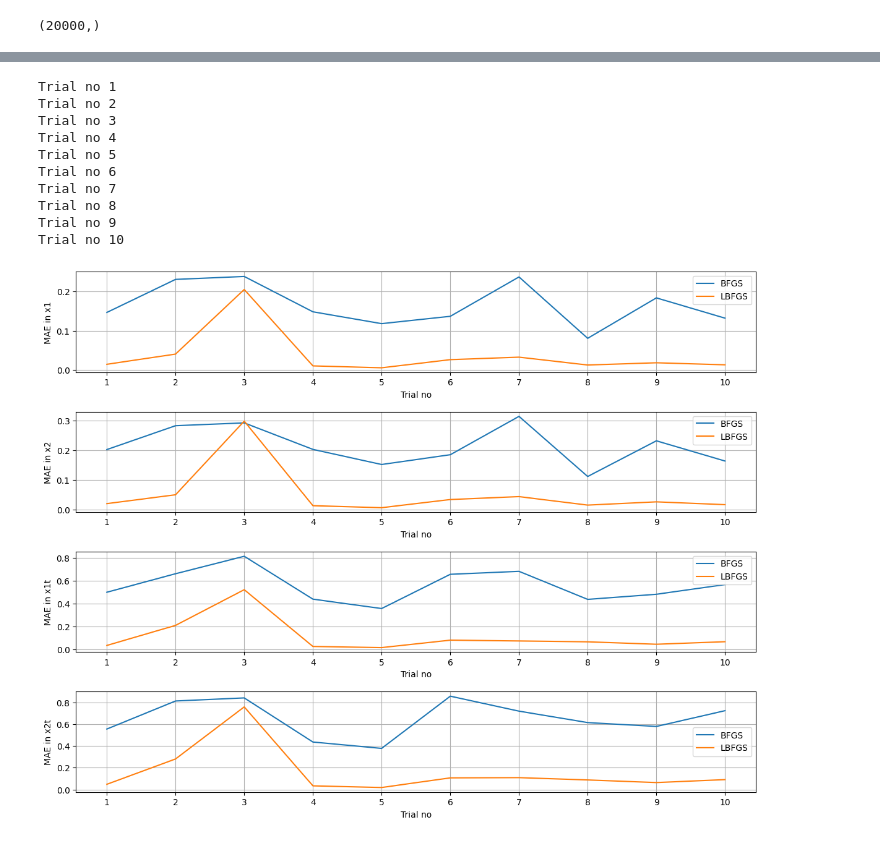
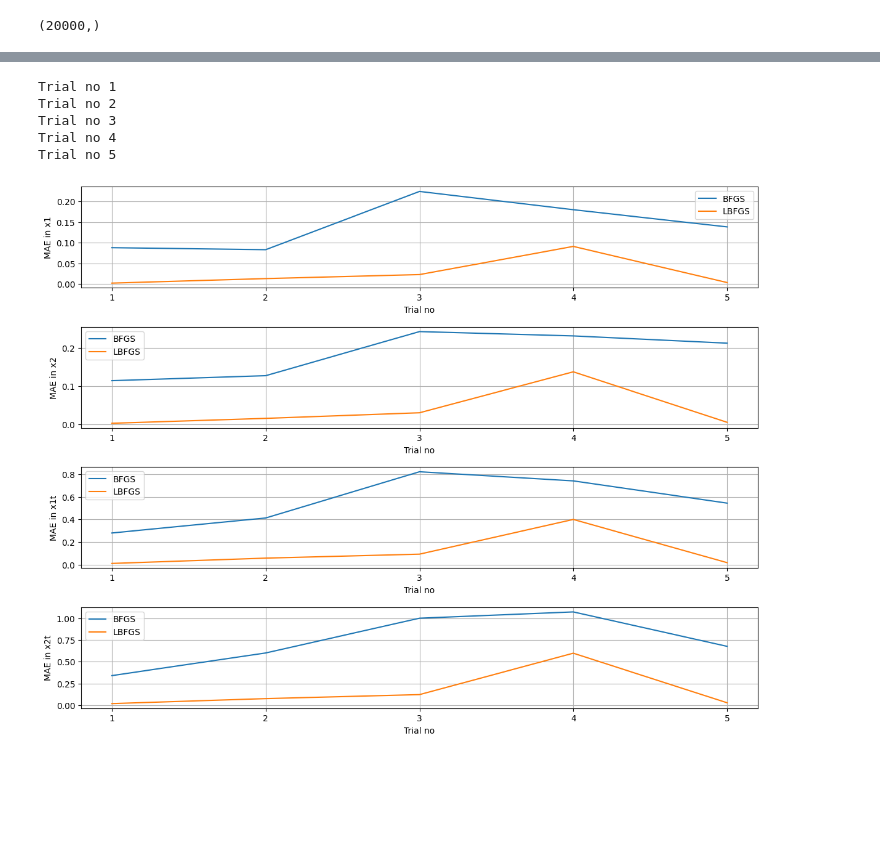
Before and after one commit to WasiimMK/CDeepONet, a Jupyter notebook: Linux/(2TERMS)(Test)TimeStepping_ParamsLBFGS_ConsBFGS_DoublePend.ipynb, the cells around one changed output, grey strips where cells are left out. Drawn from its saved outputs; the diff is of its cells as text; code cells hidden in the pictures; blank space fills up the shorter version.

```diff
--- a/Linux/(2TERMS)(Test)TimeStepping_ParamsLBFGS_ConsBFGS_DoublePend.ipynb
+++ b/Linux/(2TERMS)(Test)TimeStepping_ParamsLBFGS_ConsBFGS_DoublePend.ipynb
@@ -2081,19 +2081,14 @@ def compare_methods(num_trials, t_end_val) :
 
     return (x1_errors_bfgs, x2_errors_bfgs, x1t_errors_bfgs, x2t_errors_bfgs), (x1_errors_lbfgs, x2_errors_lbfgs, x1t_errors_lbfgs, x2t_errors_lbfgs)
 # %%
-err1, err2 = compare_methods(10, 10.0)
+err1, err2 = compare_methods(5, 5.0)
 # %% [output]
 Trial no 1
 Trial no 2
 Trial no 3
 Trial no 4
 Trial no 5
-Trial no 6
-Trial no 7
-Trial no 8
-Trial no 9
-Trial no 10
-[figure, old version]
+[figure, new version]
 # %%
 # _, _, Vparams_flat = flatten_pytree(Vparams)
 # jnp.save("V_t1.0_1000_5000_ep_DP", Vparams_flat)
```
Also changed, not shown: parts of 5 cells of this notebook.
